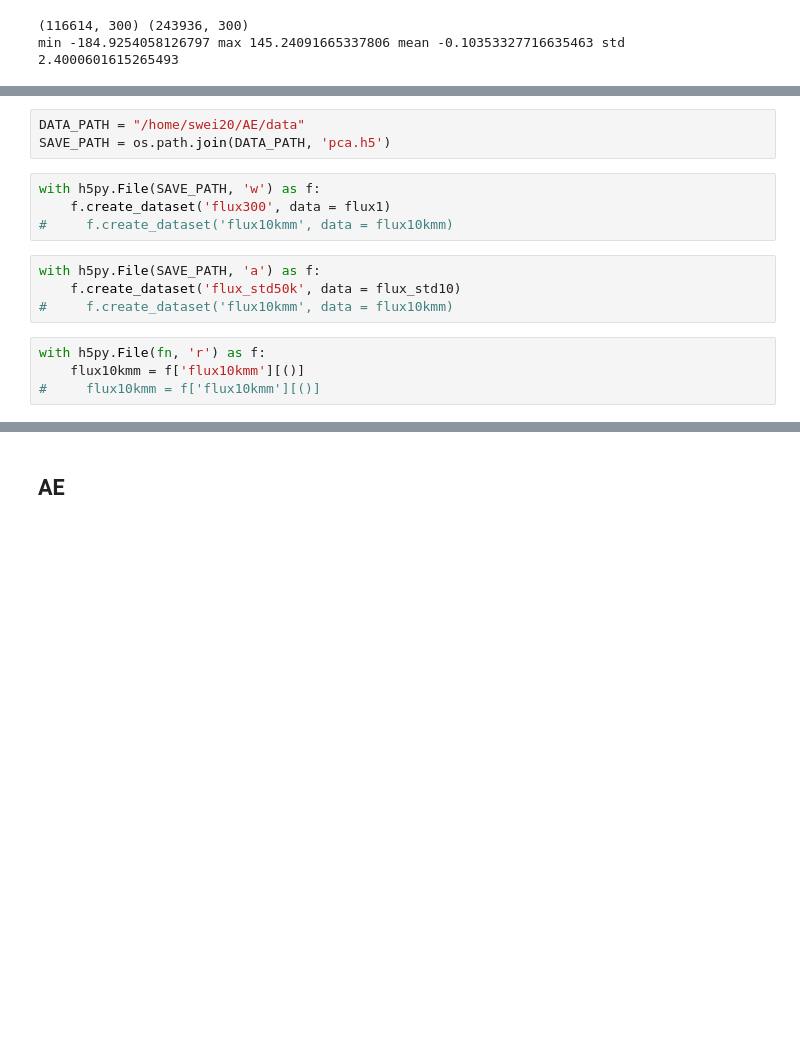
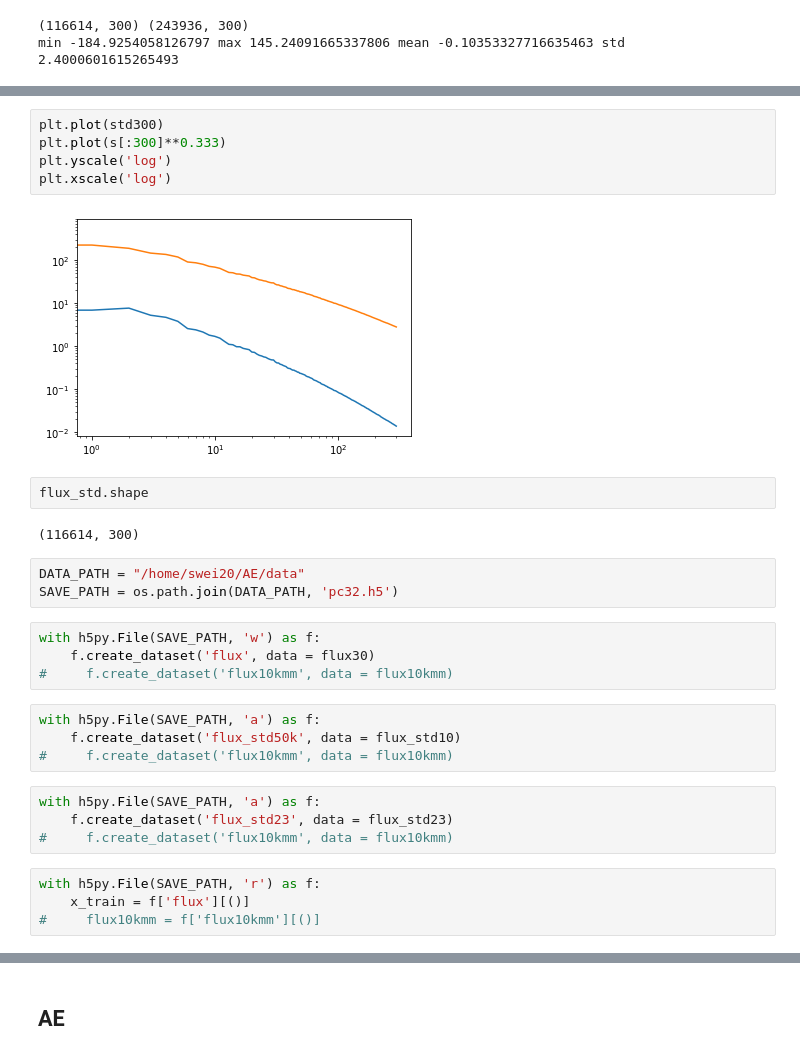
Before and after one commit to ViskaWei/AE, a Jupyter notebook: nb/explore_simple_ae_pipeline.ipynb, the cells around one changed output, grey strips where cells are left out. Saved outputs shown, nothing was run; the diff lists cells and outputs as text; blank space fills up the shorter version.

```diff
--- a/nb/explore_simple_ae_pipeline.ipynb
+++ b/nb/explore_simple_ae_pipeline.ipynb
@@ -61,15 +88,30 @@ flux_std = flux1 / std300
+# %%
+plt.plot(std300)
+plt.plot(s[:300]**0.333)
+plt.yscale('log')
+plt.xscale('log')
+# %% [output]
+[figure, added]
+# %%
+flux_std.shape
+# %% [output]
+(116614, 300)
 # %%
 DATA_PATH = "/home/swei20/AE/data"
-SAVE_PATH = os.path.join(DATA_PATH, 'pca.h5')
+SAVE_PATH = os.path.join(DATA_PATH, 'pc32.h5')
 # %%
 with h5py.File(SAVE_PATH, 'w') as f:
-    f.create_dataset('flux300', data = flux1)
+    f.create_dataset('flux', data = flux30)
 #     f.create_dataset('flux10kmm', data = flux10kmm)
 # %%
 with h5py.File(SAVE_PATH, 'a') as f:
     f.create_dataset('flux_std50k', data = flux_std10)
 #     f.create_dataset('flux10kmm', data = flux10kmm)
+# %%
+with h5py.File(SAVE_PATH, 'a') as f:
+    f.create_dataset('flux_std23', data = flux_std23)
+#     f.create_dataset('flux10kmm', data = flux10kmm)
 # %%
-with h5py.File(fn, 'r') as f:
-    flux10kmm = f['flux10kmm'][()]
+with h5py.File(SAVE_PATH, 'r') as f:
+    x_train = f['flux'][()]
 #     flux10kmm = f['flux10kmm'][()]
```
Also changed, not shown: parts of 84 cells of this notebook, 12 other files.
